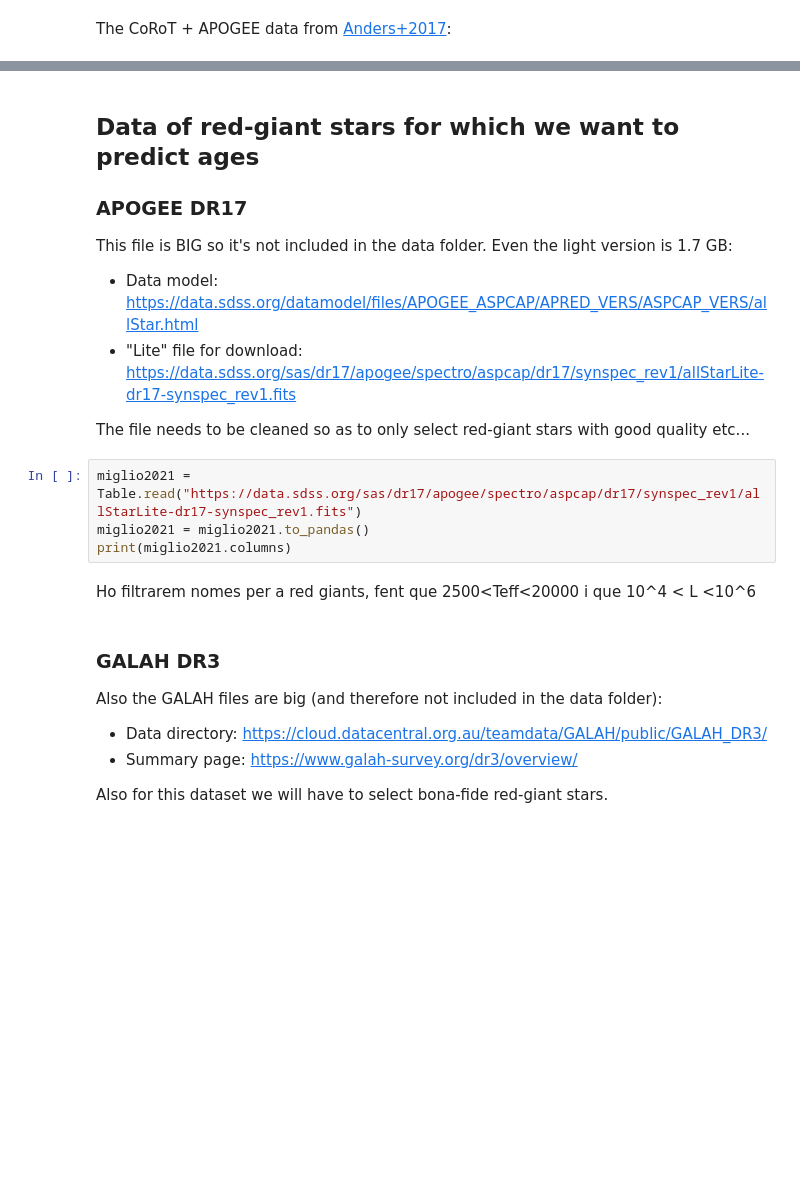
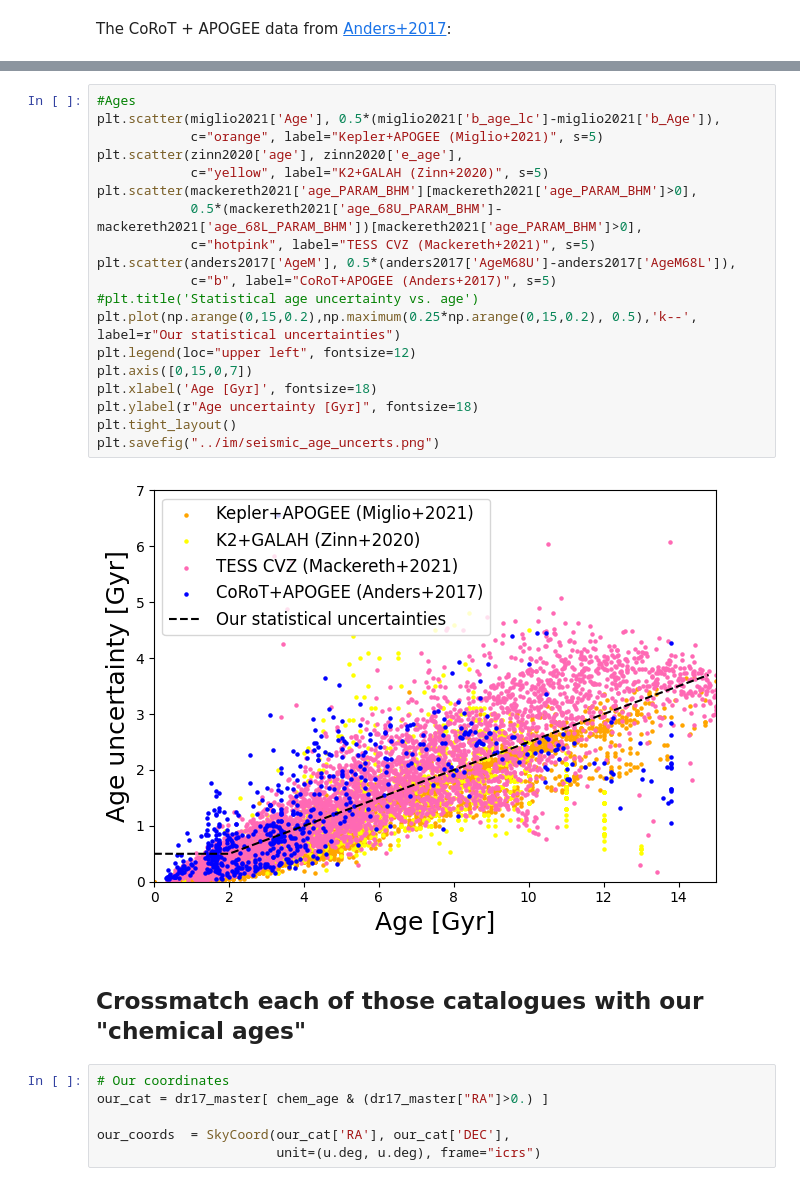
Before and after one commit to fjaellet/xgboost_chem_ages, a Jupyter notebook: py/test_age_catalogues.ipynb, the cells around one changed output, grey strips where cells are left out. Cells and saved outputs as stored; diff of their text form; blank space fills up the shorter version.

```diff
--- a/py/test_age_catalogues.ipynb
+++ b/py/test_age_catalogues.ipynb
@@ -249,25 +184,29 @@ Text(0, 0.5, 'Y')
-# %% [markdown]
-## Data of red-giant stars for which we want to predict ages
-
-### APOGEE DR17
-
-This file is BIG so it's not included in the data folder. Even the light version is 1.7 GB:
-* Data model: https://data.sdss.org/datamodel/files/APOGEE_ASPCAP/APRED_VERS/ASPCAP_VERS/allStar.html
-* "Lite" file for download: https://data.sdss.org/sas/dr17/apogee/spectro/aspcap/dr17/synspec_rev1/allStarLite-dr17-synspec_rev1.fits
-
-The file needs to be cleaned so as to only select red-giant stars with good quality etc...
-# %%
-miglio2021 = Table.read("https://data.sdss.org/sas/dr17/apogee/spectro/aspcap/dr17/synspec_rev1/allStarLite-dr17-synspec_rev1.fits")
-miglio2021 = miglio2021.to_pandas()
-print(miglio2021.columns)
-# %% [markdown]
-Ho filtrarem nomes per a red giants, fent que 2500<Teff<20000 i que 10^4 < L <10^6
-# %% [markdown]
-### GALAH DR3
-
-Also the GALAH files are big (and therefore not included in the data folder):
-
-* Data directory: https://cloud.datacentral.org.au/teamdata/GALAH/public/GALAH_DR3/
-* Summary page: https://www.galah-survey.org/dr3/overview/
-
-Also for this dataset we will have to select bona-fide red-giant stars.
+# %%
+#Ages
+plt.scatter(miglio2021['Age'], 0.5*(miglio2021['b_age_lc']-miglio2021['b_Age']),
+            c="orange", label="Kepler+APOGEE (Miglio+2021)", s=5)
+plt.scatter(zinn2020['age'], zinn2020['e_age'],
+            c="yellow", label="K2+GALAH (Zinn+2020)", s=5)
+plt.scatter(mackereth2021['age_PARAM_BHM'][mackereth2021['age_PARAM_BHM']>0],
+            0.5*(mackereth2021['age_68U_PARAM_BHM']-mackereth2021['age_68L_PARAM_BHM'])[mackereth2021['age_PARAM_BHM']>0],
+            c="hotpink", label="TESS CVZ (Mackereth+2021)", s=5)
+plt.scatter(anders2017['AgeM'], 0.5*(anders2017['AgeM68U']-anders2017['AgeM68L']),
+            c="b", label="CoRoT+APOGEE (Anders+2017)", s=5)
+#plt.title('Statistical age uncertainty vs. age')
+plt.plot(np.arange(0,15,0.2),np.maximum(0.25*np.arange(0,15,0.2), 0.5),'k--', label=r"Our statistical uncertainties")
+plt.legend(loc="upper left", fontsize=12)
+plt.axis([0,15,0,7])
+plt.xlabel('Age [Gyr]', fontsize=18)
+plt.ylabel(r"Age uncertainty [Gyr]", fontsize=18)
+plt.tight_layout()
+plt.savefig("../im/seismic_age_uncerts.png")
+# %% [output]
+[figure, added]
+# %% [markdown]
+## Crossmatch each of those catalogues with our "chemical ages"
+# %%
+# Our coordinates
+our_cat = dr17_master[ chem_age & (dr17_master["RA"]>0.) ]
+
+our_coords  = SkyCoord(our_cat['RA'], our_cat['DEC'],
+                       unit=(u.deg, u.deg), frame="icrs")
```
Also changed, not shown: parts of 33 cells of this notebook, 32 other files.
